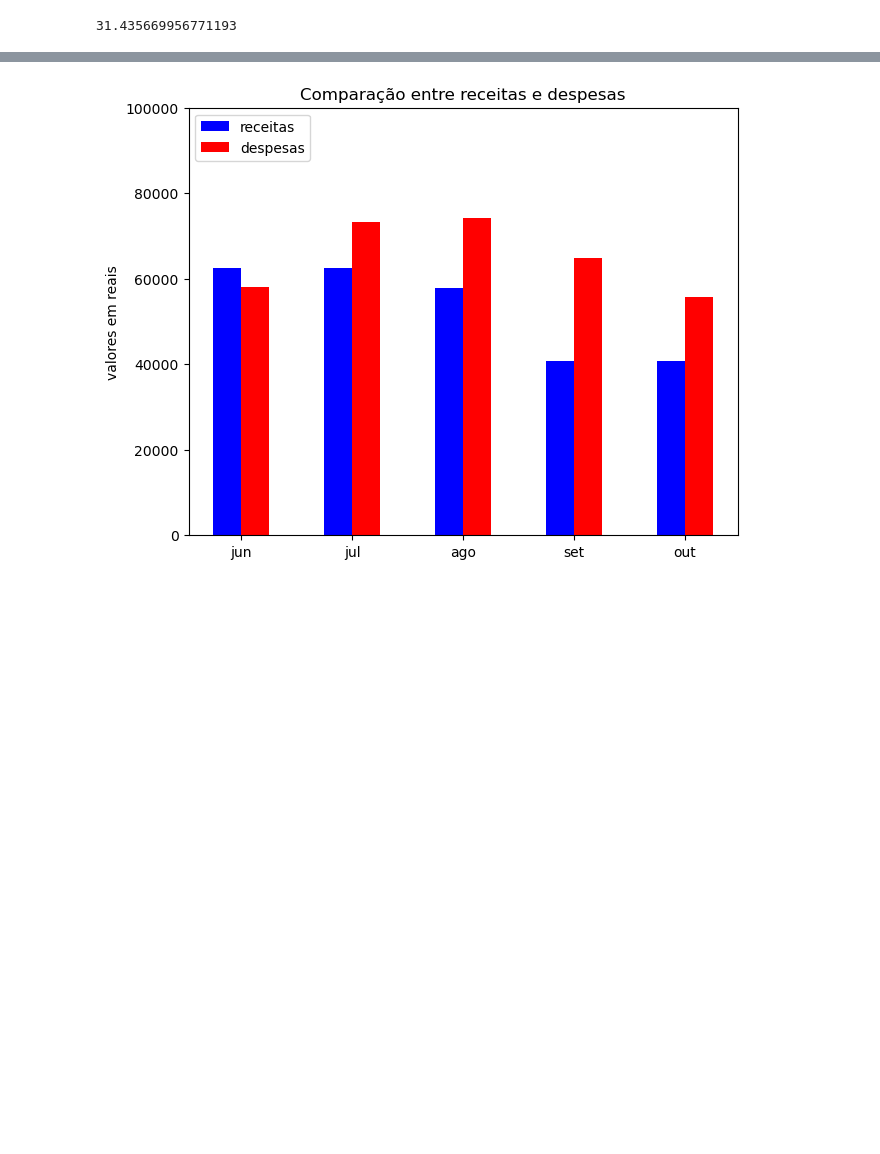
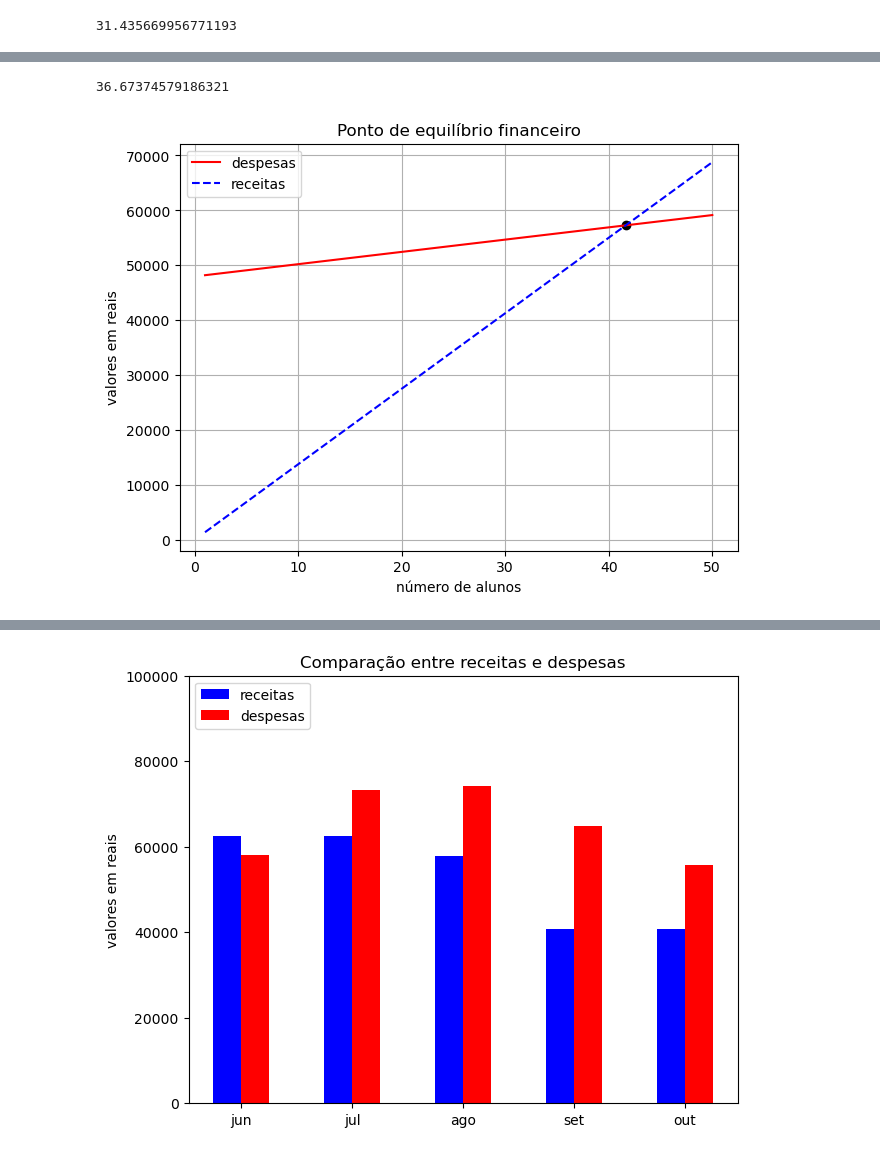
Before and after one commit to mp-resuldados/diagnostico-escola, a Jupyter notebook: notebooks/contas.ipynb, the cells around one changed output, grey strips where cells are left out. Drawn from its saved outputs; the diff is of its cells as text; code cells hidden in the pictures; blank space fills up the shorter version.

```diff
--- a/notebooks/contas.ipynb
+++ b/notebooks/contas.ipynb
@@ -368,8 +339,12 @@ mensalidade_media_tabelada-despesa_media
 # %%
 prolabore = 8000
 # %%
-# calculo do ponto de equilibrio - pior cenário de despesas
-(  ( despesas['valores'].sum() -5* prolabore) /   (receitas['valores'].sum() / receitas['n'].sum() )    )   /5
+# calculo do ponto de equilibrio - pior cenário de despesas - cenário 0
+despesas_0 = (despesas['valores'].sum() -5* prolabore)/5     # pior despesa real
+receitas_0 = receitas['valores'].sum() / receitas['n'].sum() # receita real
+
+n_0 = (  despesas_0 /  receitas_0 )
+n_0
 # %% [output]
 41.635807764930405
 # %%
@@ -389,0 +390,5 @@ prolabore = 8000
+# %%
+# cálculo das despesa fixa considerando os meses "normais" de junho e outubro
+coef_ang_base = (despesas['valores'][0]- despesas['valores'][4]) / (despesas['n'][0]- despesas['n'][4])
+coef_linear_base = despesas['valores'][0]-coef_ang_base*despesas['n'][0]
+coef_linear_base
@@ -389,0 +397,3 @@ prolabore = 8000
+# %%
+coef_ang_cenario_0 = (mensalidade_media-coef_linear_base/n_0)
+coef_ang_cenario_0
@@ -389,0 +412,60 @@ prolabore = 8000
+# %%
+coef_ang_cenario_3 = (mensalidade_media_tabelada-coef_linear_base/n_3)
+coef_ang_cenario_3
+# %% [output]
+36.67374579186321
+# %%
+n = np.arange(1,51,1)
+plt.figure(layout='constrained')
+
+plt.scatter(n_0,
+   n_0* mensalidade_media,
+    color='black')
+
+#plt.scatter(n_1,
+#   n_1* mensalidade_media,
+#    color='black')
+
+#plt.scatter(n_2,
+#   n_2* mensalidade_media_tabelada,
+#    color='black')
+
+#plt.scatter(n_3,
+#   n_3* mensalidade_media_tabelada,
+#    color='black')
+
+##################################################
+
+plt.plot(n,
+    coef_ang_cenario_0*n+coef_linear_base,
+    color='red',label='despesas')
+
+#plt.plot(n,
+#    coef_ang_cenario_1*n+coef_linear_base,
+#    color='red', label='1')
+
+#plt.plot(n,
+#    coef_ang_cenario_2*n+coef_linear_base,
+#    color='red', label='2')
+
+#plt.plot(n,
+#    coef_ang_cenario_3*n+coef_linear_base,
+#    color='red', label='3')
+
+
+plt.plot(n,
+    n*mensalidade_media,
+    color='blue', linestyle = 'dashed',label='receitas')
+
+#plt.plot(n,
+#    n*mensalidade_media_tabelada,
+#    color='green', linestyle = 'dashed',label='receitas tabeladas')
+
+
+plt.xlabel('número de alunos')
+plt.ylabel('valores em reais')
+plt.title("Ponto de equilíbrio financeiro")
+plt.legend()
+plt.grid()
+# %% [output]
+[figure, added]
```
Also changed, not shown: parts of 12 cells of this notebook, 2 other files.
